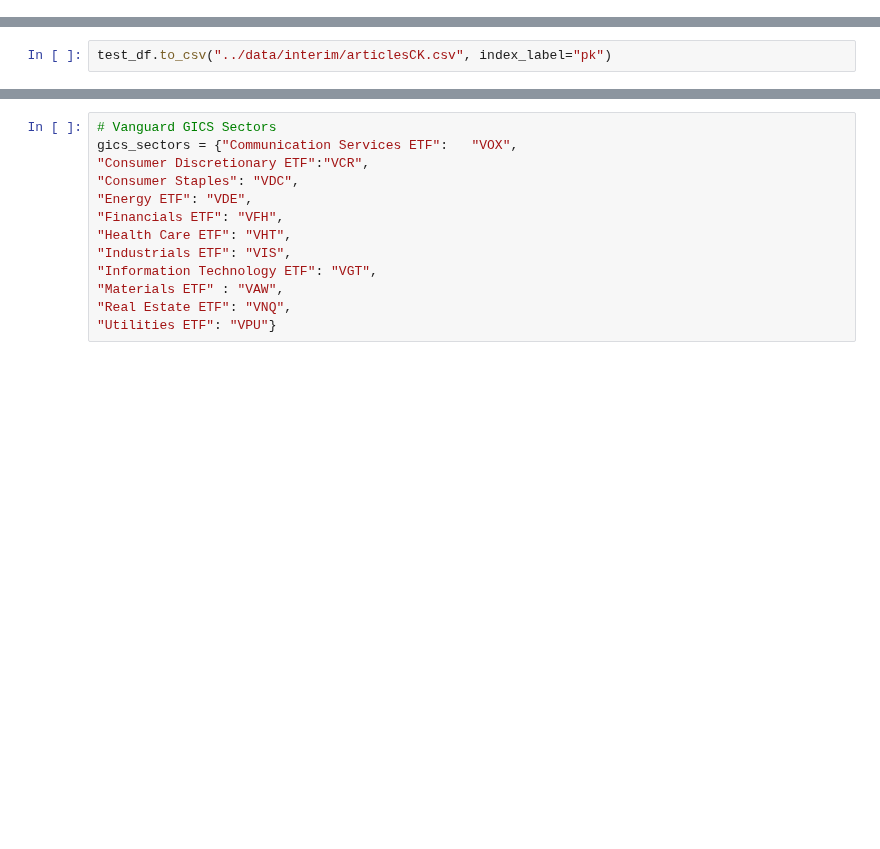
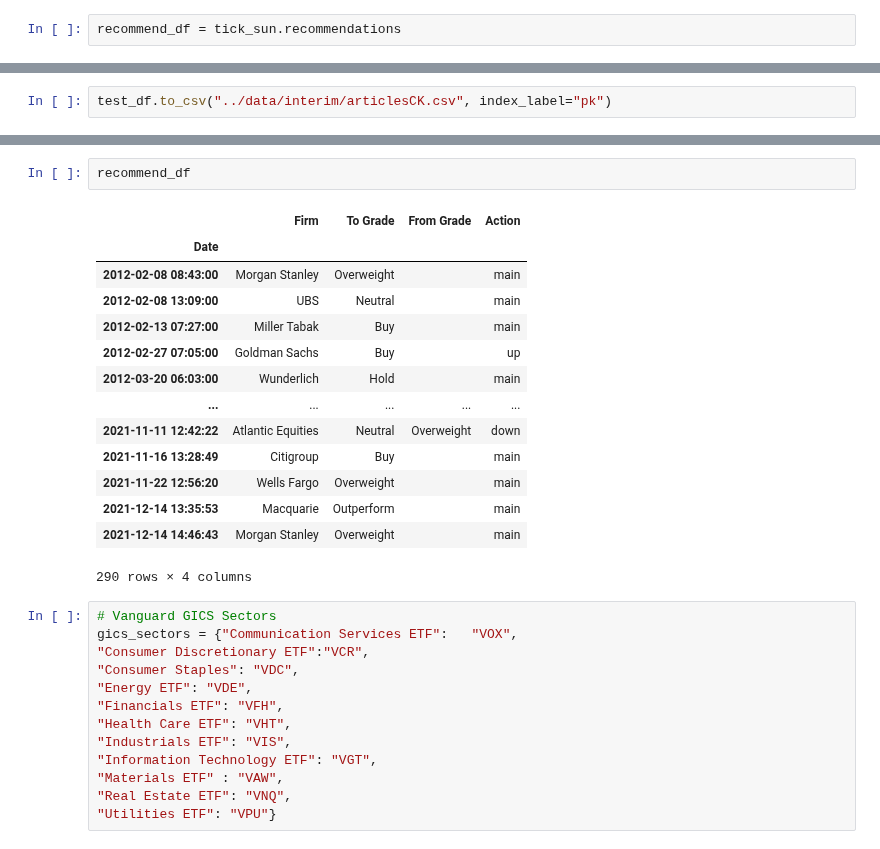
Before and after one commit to kyle-rgb/Discord_Project, a Jupyter notebook: notebooks/Data_Cleaning.ipynb, the cells around one changed output, grey strips where cells are left out. Drawn from its saved outputs; the diff is of its cells as text; blank space fills up the shorter version.

```diff
--- a/notebooks/Data_Cleaning.ipynb
+++ b/notebooks/Data_Cleaning.ipynb
@@ -2697,3 +2700,5 @@ test_df = pd.DataFrame()
 # provider
 # url
 # article_id
+# %%
+recommend_df = tick_sun.recommendations
@@ -2875,3 +2917,20 @@ memory usage: 1.0+ MB
+# %%
+recommend_df
+# %% [output]
+|  | Firm | To Grade | From Grade | Action |
+| Date |  |  |  |  |
+| 2012-02-08 08:43:00 | Morgan Stanley | Overweight |  | main |
+| 2012-02-08 13:09:00 | UBS | Neutral |  | main |
+| 2012-02-13 07:27:00 | Miller Tabak | Buy |  | main |
+| 2012-02-27 07:05:00 | Goldman Sachs | Buy |  | up |
+| 2012-03-20 06:03:00 | Wunderlich | Hold |  | main |
+| ... | ... | ... | ... | ... |
+| 2021-11-11 12:42:22 | Atlantic Equities | Neutral | Overweight | down |
+| 2021-11-16 13:28:49 | Citigroup | Buy |  | main |
+| 2021-11-22 12:56:20 | Wells Fargo | Overweight |  | main |
+| 2021-12-14 13:35:53 | Macquarie | Outperform |  | main |
+| 2021-12-14 14:46:43 | Morgan Stanley | Overweight |  | main |
+290 rows × 4 columns
 # %%
 # Vanguard GICS Sectors
 gics_sectors = {"Communication Services ETF":	"VOX",
```
Also changed, not shown: parts of 7 cells of this notebook, 2 other files.
